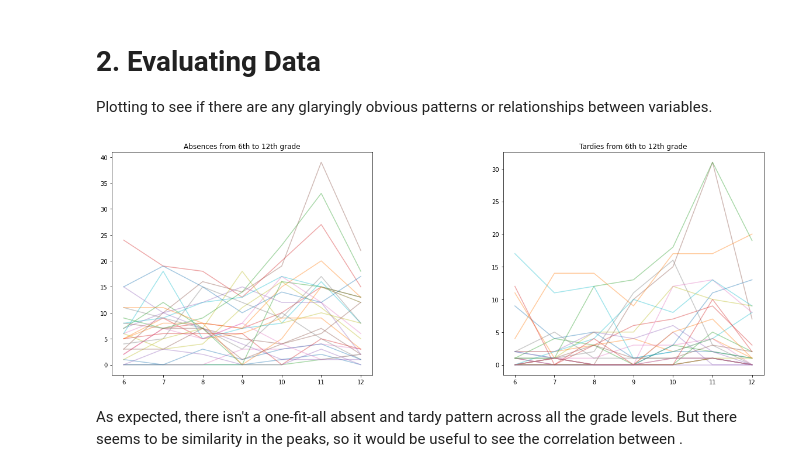
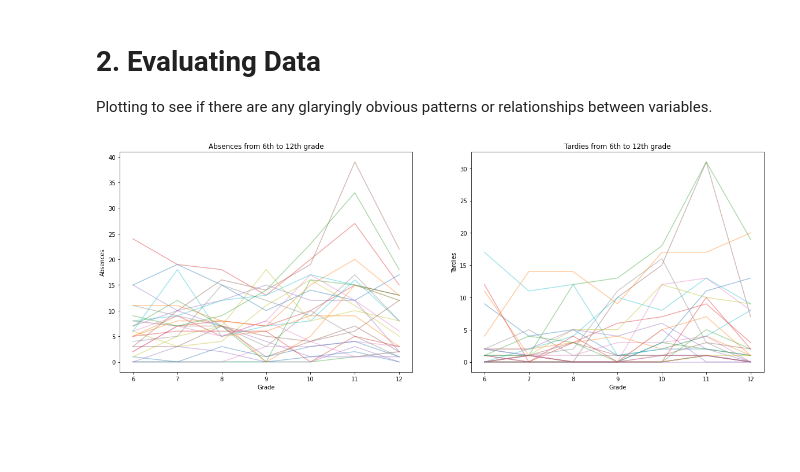
Before and after one commit to kevinmonisit/Project, a Jupyter notebook: Data Visualization.ipynb, the cells around one changed output. Drawn from its saved outputs; the diff is of its cells as text; code cells hidden in the pictures; blank space fills up the shorter version.

```diff
--- a/Data Visualization.ipynb
+++ b/Data Visualization.ipynb
@@ -74,23 +75,27 @@ Plotting to see if there are any glaryingly obvious patterns or relationships be
 # %%
 
 fig, (ax1, ax2) = plt.subplots(1, 2, figsize=(20,7))
 #plt.figure(figsize=(2,10))
 
 # 6:13 represents the absent columns
 # 13:20 represents the tardy columns
 x_values = range(6,13)
 for i in range(len(student_data)):
     absences_y = student_data.iloc[i].values[6:13]
     tardies_y = student_data.iloc[i].values[13:20]
 
     ax1.plot(x_values, np.array(absences_y), alpha=0.4)
     ax2.plot(x_values, np.array(tardies_y), alpha=0.4)
 
 ax1.set_title("Absences from 6th to 12th grade")
 ax2.set_title("Tardies from 6th to 12th grade")
 
-plt.subplots_adjust(wspace=0.5)
+ax1.set_ylabel("Absences")
+ax2.set_ylabel("Tardies")
+
+ax2.set_xlabel("Grade")
+ax1.set_xlabel("Grade")
+
+plt.subplots_adjust(wspace=0.2)
 # %% [output]
-[figure, old version]
+[figure, new version]
-# %% [markdown]
-As expected, there isn't a one-fit-all absent and tardy pattern across all the grade levels. But there seems to be similarity in the peaks, so it would be useful to see the correlation between .
```
Also changed, not shown: parts of 5 cells of this notebook.
